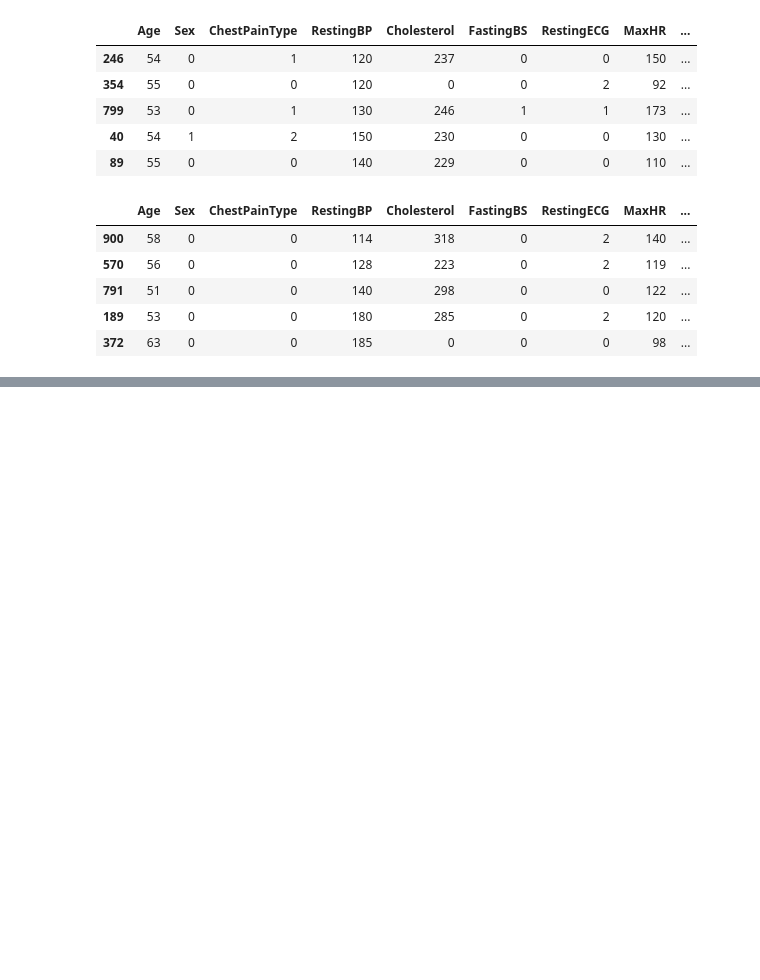
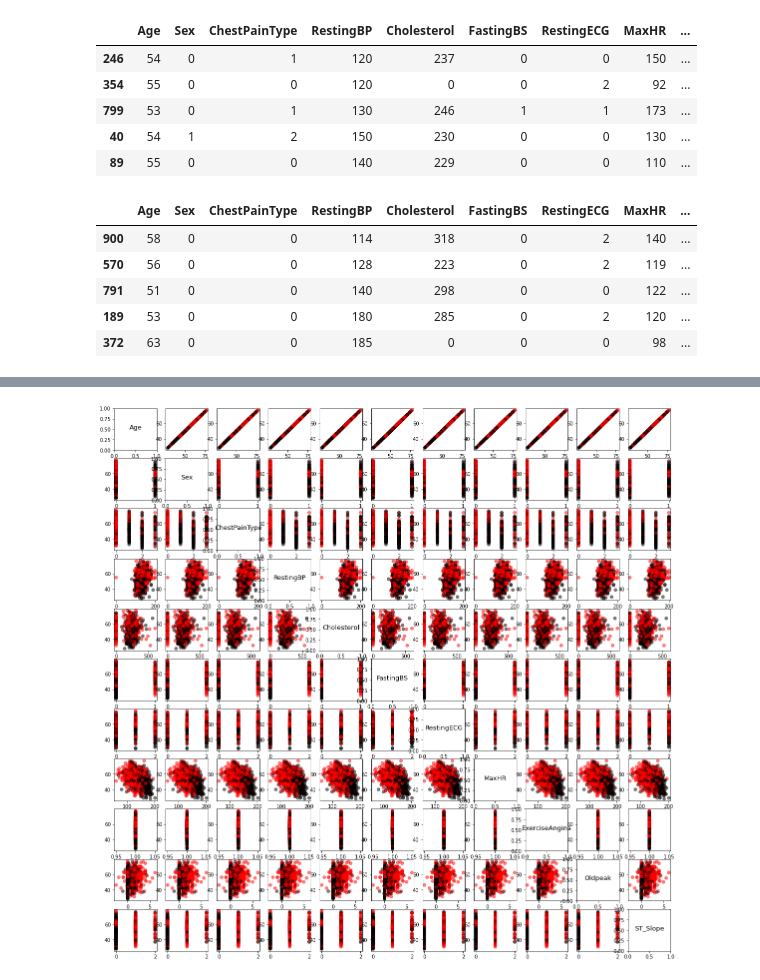
Before and after one commit to Lukas-Xue/Heart-Failure-Prediction, a Jupyter notebook: code/preprocess.ipynb, the cells around one changed output, grey strips where cells are left out. Drawn from its saved outputs; the diff is of its cells as text; code cells hidden in the pictures; blank space fills up the shorter version.

```diff
--- a/code/preprocess.ipynb
+++ b/code/preprocess.ipynb
@@ -95,0 +147,16 @@ test.head()
+# %%
+columns = data.columns
+count = 1
+n = len(columns)-1
+plt.subplots(figsize=(20,20))
+colors = {0: 'black', 1: 'red'}
+for i in range(n):
+  for j in range(n):
+    plt.subplot(n,n,count)
+    count+=1
+    if i == j:
+      plt.text(0.5, 0.5, columns[i],fontsize=13, ha='center')
+    else:
+      plt.scatter(data[columns[i]], data['Age'], c = data['HeartDisease'].map(colors),  alpha=0.5)
+# %% [output]
+[figure, added]
```
Also changed, not shown: parts of 6 cells of this notebook.
